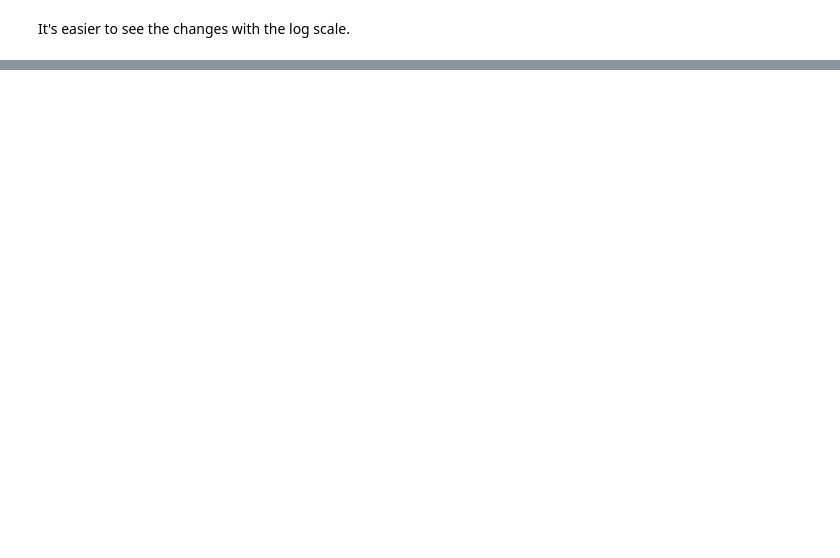
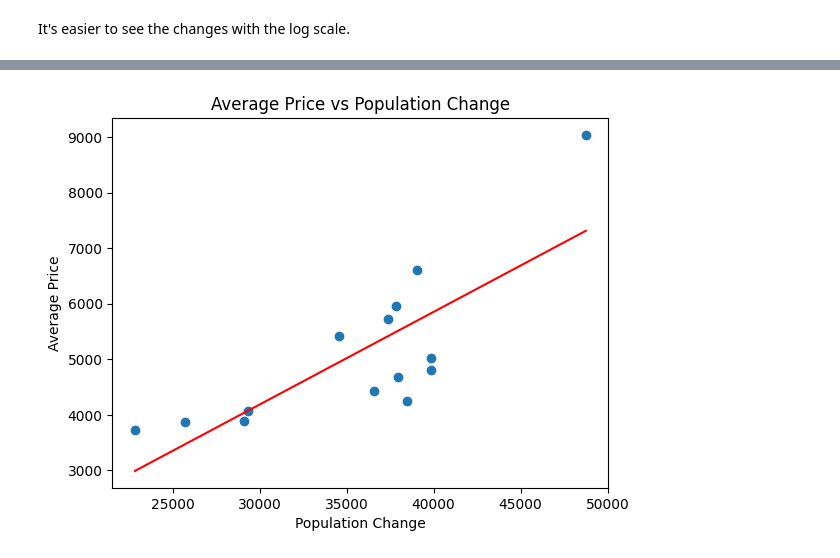
Before and after one commit to Paulo-Oliva/ds4h-project, a Jupyter notebook: 4_correlation_analysis.ipynb, the cells around one changed output, grey strips where cells are left out. Saved outputs shown, nothing was run; the diff lists cells and outputs as text; code cells hidden in the pictures; blank space fills up the shorter version.

```diff
--- a/4_correlation_analysis.ipynb
+++ b/4_correlation_analysis.ipynb
@@ -160,0 +260,32 @@ Correlation between the total houses sold and the total population change: nan
+# %%
+# Perform a regression analysis to see if there's a correlation between the average price and the population change
+from sklearn.linear_model import LinearRegression
+
+reg_X = X.copy()
+reg_y = y.copy()
+
+# Remove the 2 penultimate elements from the arrays since they are outliers (the last element should stay)
+reg_X = reg_X[:-3]
+# Add the last element of X to reg_X
+reg_X = np.append(reg_X, X[-1]).reshape(-1, 1)
+reg_y = reg_y[:-3]
+# Add the last element of y to reg_y
+reg_y = np.append(reg_y, y[-1]).reshape(-1, 1)
+
+
+# Sort the X values from smallest to largest and the y values accordingly
+sorted_indices = np.argsort(reg_X.flatten())
+reg_X = reg_X[sorted_indices]
+reg_y = reg_y[sorted_indices]
+
+reg = LinearRegression().fit(reg_X, reg_y)
+
+fig, ax = plt.subplots()
+plt.scatter(reg_X, reg_y)
+plt.plot(reg_X, reg.predict(reg_X), color="red")
+plt.xlabel("Population Change")
+plt.ylabel("Average Price")
+plt.title("Average Price vs Population Change")
+plt.show()
+# %% [output]
+[figure, added]
```
Also changed, not shown: parts of 9 cells of this notebook, 8 other files.
